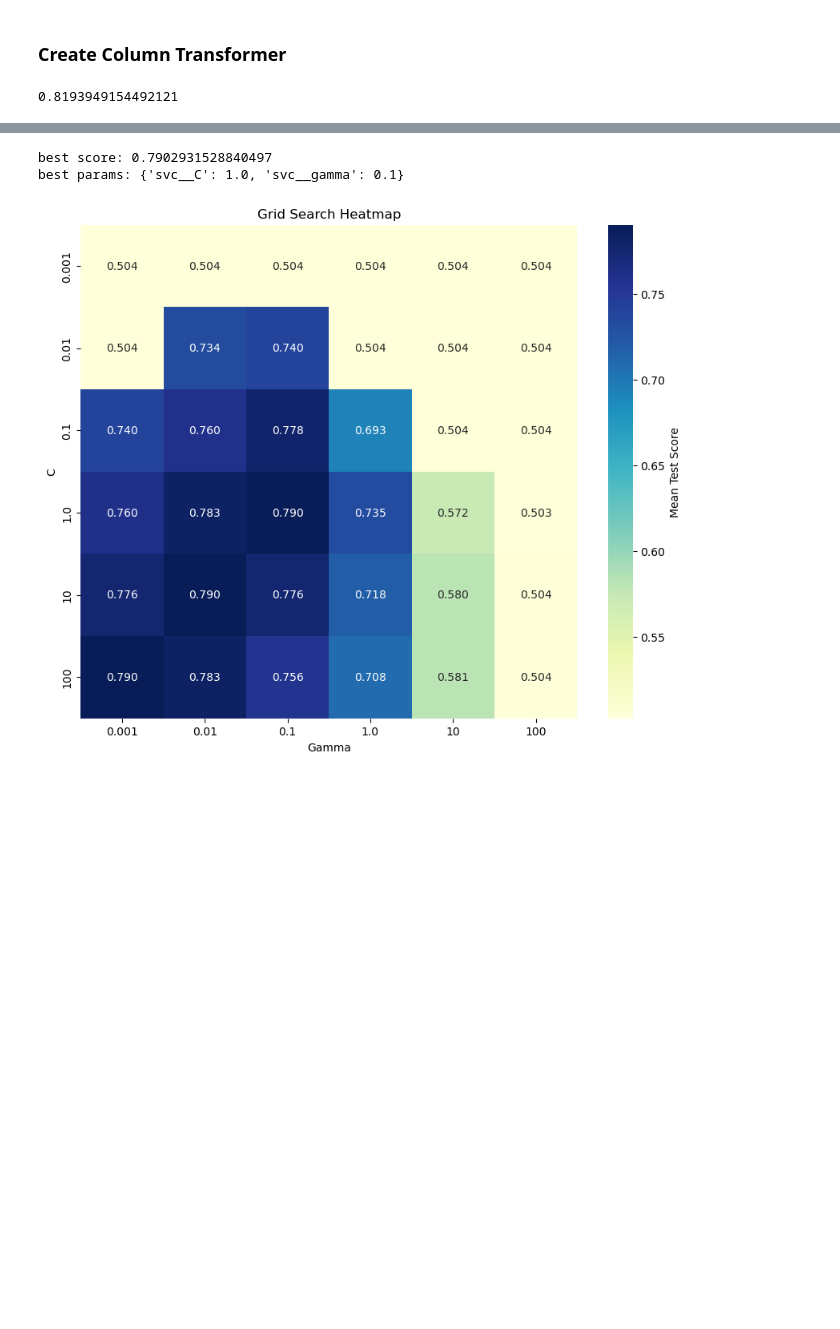
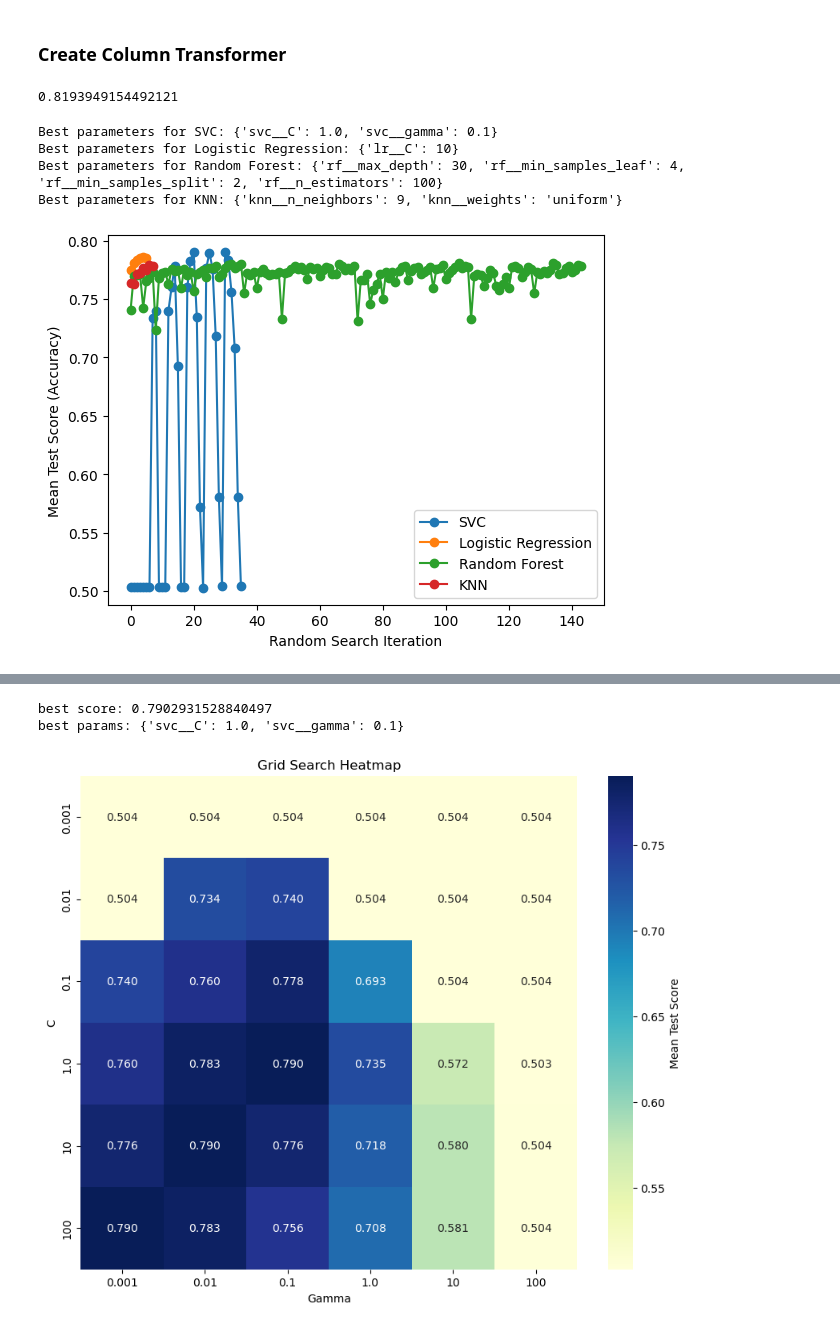
Before and after one commit to usu-wallace/CS4320_Group_Project_01, a Jupyter notebook: working/CS4320_GroupProject.ipynb, the cells around one changed output, grey strips where cells are left out. Cells and saved outputs as stored; diff of their text form; code cells hidden in the pictures; blank space fills up the shorter version.

Commit message:
Added multiple models ensemble

```diff
--- a/working/CS4320_GroupProject.ipynb
+++ b/working/CS4320_GroupProject.ipynb
@@ -234,3 +234,82 @@ pipeline.fit(X_train, y_train)
 pipeline.score(X_train, y_train)
 # %% [output]
 0.8193949154492121
+# %%
+svc_pipeline = Pipeline([
+    ('preprocessor', preprocessor),
+    ('svc', SVC())
+])
+
+from sklearn.linear_model import LogisticRegression
+from sklearn.model_selection import RandomizedSearchCV, GridSearchCV
+lr_pipeline = Pipeline([
+    ('preprocessor', preprocessor),
+    ('lr', LogisticRegression(max_iter=1000))
+])
+
+# Able to memorize training set with unlimited max depth
+from sklearn.ensemble import RandomForestClassifier
+rf_pipeline  = Pipeline([
+    ('preprocessor', preprocessor),
+    ('rf', RandomForestClassifier())
+])
+
+
+
+from sklearn.neighbors import KNeighborsClassifier
+knn_pipeline  = Pipeline([
+    ('preprocessor', preprocessor),
+    ('knn', KNeighborsClassifier())
+])
+
+
+# ===== Random Param Search on Each =====
+# Define the parameter grids for each model
+svc_param_dist = {
+    "svc__gamma": [0.001, 0.01, 0.1, 1.0, 10, 100],
+    "svc__C": [0.001, 0.01, 0.1, 1.0, 10, 100],
+}
+
+logreg_param_dist = {
+    'lr__C': [0.001, 0.01, 0.1, 1.0, 10, 100]
+}
+
+rf_param_dist = {
+    'rf__n_estimators': [10, 50, 100, 200],
+    'rf__max_depth': [None, 10, 20, 30],
+    'rf__min_samples_split': [2, 5, 10],
+    'rf__min_samples_leaf': [1, 2, 4]
+}
+
+knn_param_dist = {
+    'knn__n_neighbors': [3, 5, 7, 9],
+    'knn__weights': ['uniform', 'distance']
+}
+
+def random_search_and_plot(model, param_dist, name, X, y):
+    random_search = GridSearchCV(model, param_dist, cv=5, scoring='accuracy', n_jobs=-1, return_train_score=True)
+    random_search.fit(X, y)
+
+    print(f"Best parameters for {name}: {random_search.best_params_}")
+
+    # Plot the validation scores
+    plt.plot(random_search.cv_results_['mean_test_score'], marker='o', label=name)
+    return random_search.best_estimator_
+
+# Perform RandomizedSearchCV and plot for each model
+svc = random_search_and_plot(svc_pipeline, svc_param_dist, 'SVC', X_train, y_train)
+lr = random_search_and_plot(lr_pipeline, logreg_param_dist, 'Logistic Regression', X_train, y_train)
+rf = random_search_and_plot(rf_pipeline, rf_param_dist, 'Random Forest', X_train, y_train)
+knn = random_search_and_plot(knn_pipeline, knn_param_dist, 'KNN', X_train, y_train)
+
+# Display the plot
+plt.xlabel('Random Search Iteration')
+plt.ylabel('Mean Test Score (Accuracy)')
+plt.legend()
+plt.show()
+# %% [output]
+Best parameters for SVC: {'svc__C': 1.0, 'svc__gamma': 0.1}
+Best parameters for Logistic Regression: {'lr__C': 10}
+Best parameters for Random Forest: {'rf__max_depth': 30, 'rf__min_samples_leaf': 4, 'rf__min_samples_split': 2, 'rf__n_estimators': 100}
+Best parameters for KNN: {'knn__n_neighbors': 9, 'knn__weights': 'uniform'}
+[figure, added]
```
Also changed, not shown: parts of 2 cells of this notebook.
